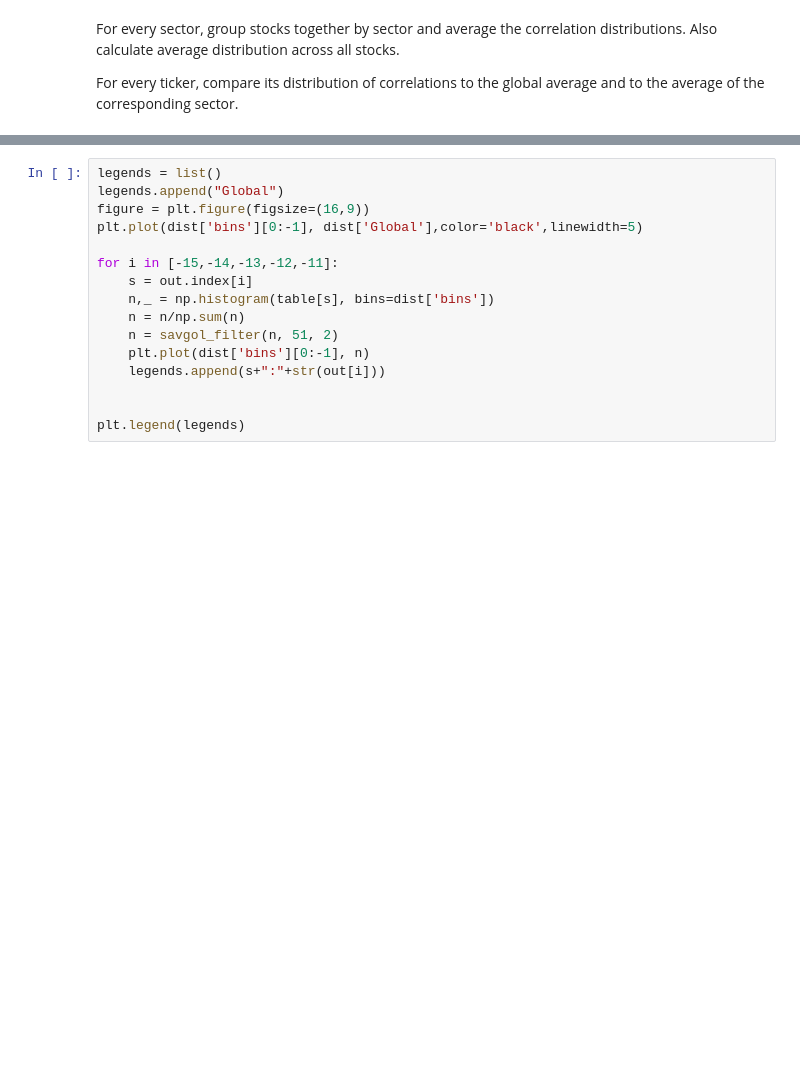
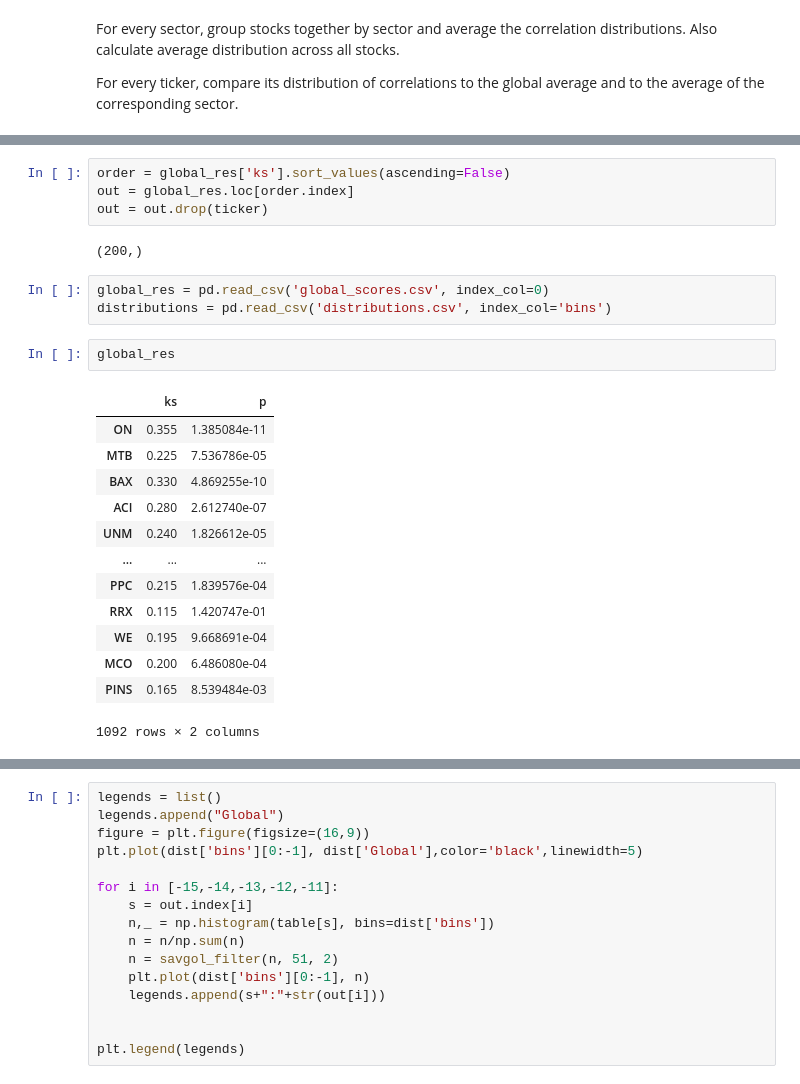
Before and after one commit to kirpi-1/stocks, a Jupyter notebook: notes.ipynb, the cells around one changed output, grey strips where cells are left out. Cells and saved outputs as stored; diff of their text form; blank space fills up the shorter version.

```diff
--- a/notes.ipynb
+++ b/notes.ipynb
@@ -106,0 +222,25 @@ out = out.drop(ticker)
+# %%
+order = global_res['ks'].sort_values(ascending=False)
+out = global_res.loc[order.index]
+out = out.drop(ticker)
+# %% [output]
+(200,)
+# %%
+global_res = pd.read_csv('global_scores.csv', index_col=0)
+distributions = pd.read_csv('distributions.csv', index_col='bins')
+# %%
+global_res
+# %% [output]
+|  | ks | p |
+| ON | 0.355 | 1.385084e-11 |
+| MTB | 0.225 | 7.536786e-05 |
+| BAX | 0.330 | 4.869255e-10 |
+| ACI | 0.280 | 2.612740e-07 |
+| UNM | 0.240 | 1.826612e-05 |
+| ... | ... | ... |
+| PPC | 0.215 | 1.839576e-04 |
+| RRX | 0.115 | 1.420747e-01 |
+| WE | 0.195 | 9.668691e-04 |
+| MCO | 0.200 | 6.486080e-04 |
+| PINS | 0.165 | 8.539484e-03 |
+1092 rows × 2 columns
```
Also changed, not shown: parts of 17 cells of this notebook, 5 other files.
